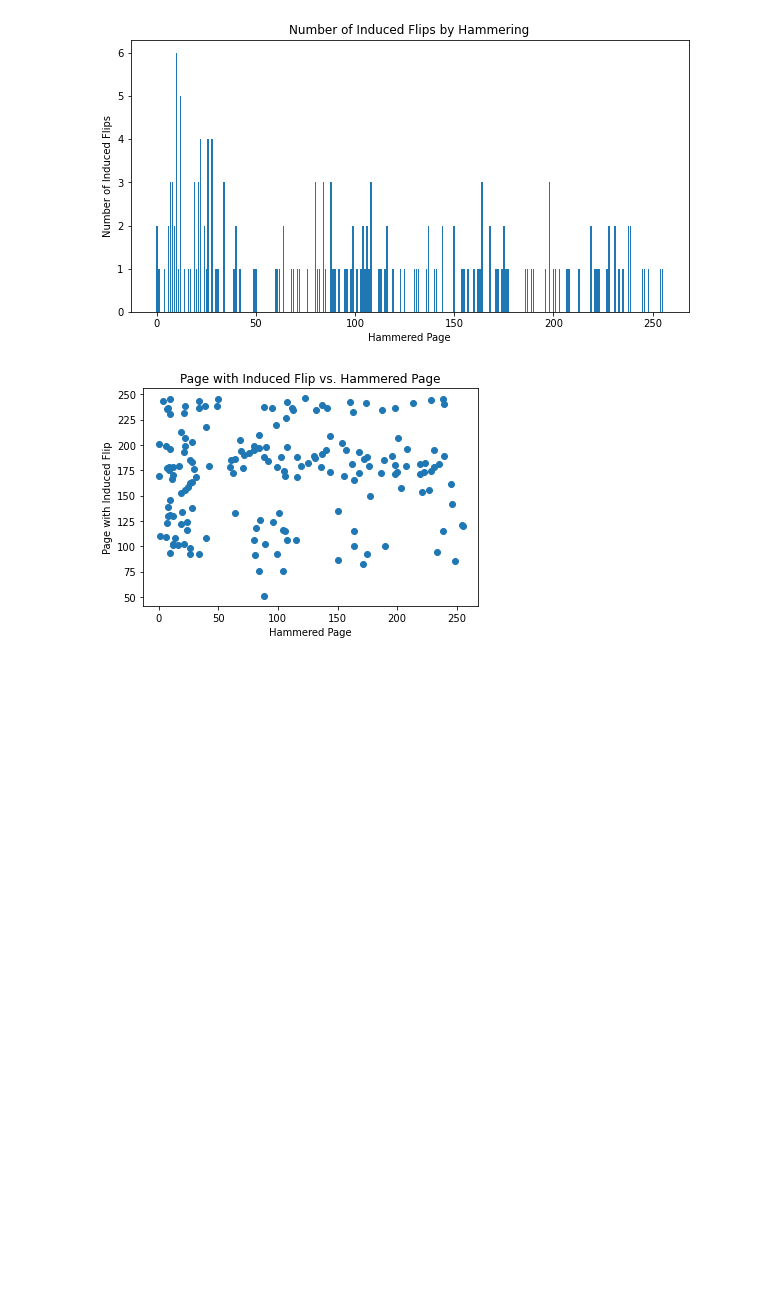
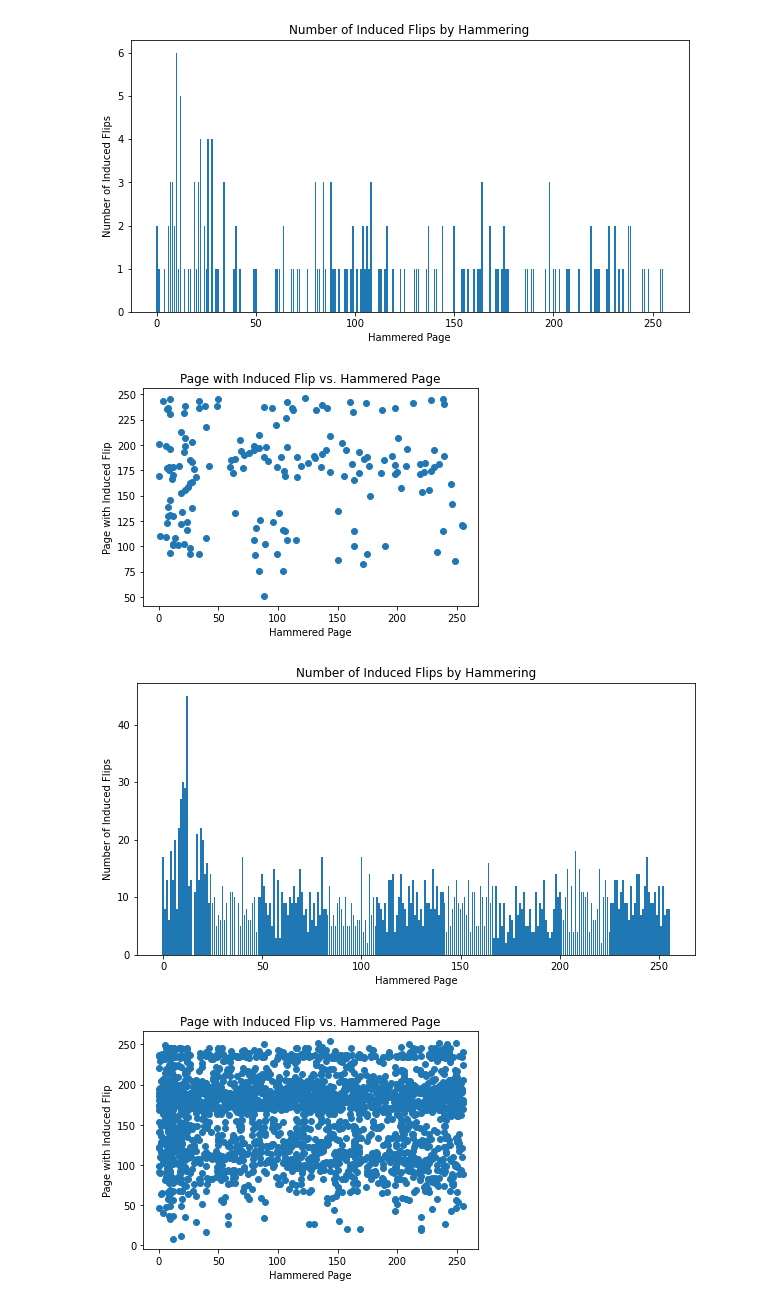
Before and after one commit to jeremywhui/OpenSSD-Rowhammer-Data, a Jupyter notebook: MultiBlock Rowhammer.ipynb, the cells around one changed output. Saved outputs shown, nothing was run; the diff lists cells and outputs as text; code cells hidden in the pictures; blank space fills up the shorter version.

Commit message:
Add graphs for multiBlockTwoErase.csv

```diff
--- a/MultiBlock Rowhammer.ipynb
+++ b/MultiBlock Rowhammer.ipynb
@@ -245,3 +245,41 @@ plt.ylabel("Page with Induced Flip")
 plt.show()
 # %% [output]
 [figure]
+# %%
+with open("multiBlockTwoErase.csv", "r") as file:
+    multiBlock256C = pd.read_csv("multiBlockTwoErase.csv", header = None)
+    multiBlock256C.pop(258)
+    multiBlock256C.pop(257)
+    multiBlock256C.pop(0)
+    multiBlock256C = np.array(multiBlock256C)
+errors256C = np.zeros((256, 256))
+ind = 0
+for i in range(0, multiBlock256C.shape[0], 2):
+    errors256C[ind] = multiBlock256C[i+1]-multiBlock256C[i]
+    ind += 1
+errors256CDict = {}
+for i in range(errors256C.shape[0]):
+    errors256CDict.update({i : (np.array(np.where(errors256C[i, :] >= 1))).flatten()})
+error256CNums = np.zeros(len(errors256CDict.keys()))
+for i in range(len(errors256CDict.keys())):
+    error256CNums[i] = errors256CDict[i].shape[0]
+fig = plt.figure(figsize = (10, 5))
+plt.bar(errors256CDict.keys(), error256CNums)
+plt.title("Number of Induced Flips by Hammering")
+plt.xlabel("Hammered Page")
+plt.ylabel("Number of Induced Flips")
+plt.show()
+pointsList256C = []
+for i in range(len(errors256CDict.keys())):
+    for j in range(errors256CDict[i].shape[0]):
+        pointsList256C.append((i, errors256CDict[i][j]))
+#print(pointsList)
+x,y = zip(*pointsList256C)
+plt.scatter(x, y)
+plt.title("Page with Induced Flip vs. Hammered Page")
+plt.xlabel("Hammered Page")
+plt.ylabel("Page with Induced Flip")
+plt.show()
+# %% [output]
+[figure, added]
+[figure, added]
```
